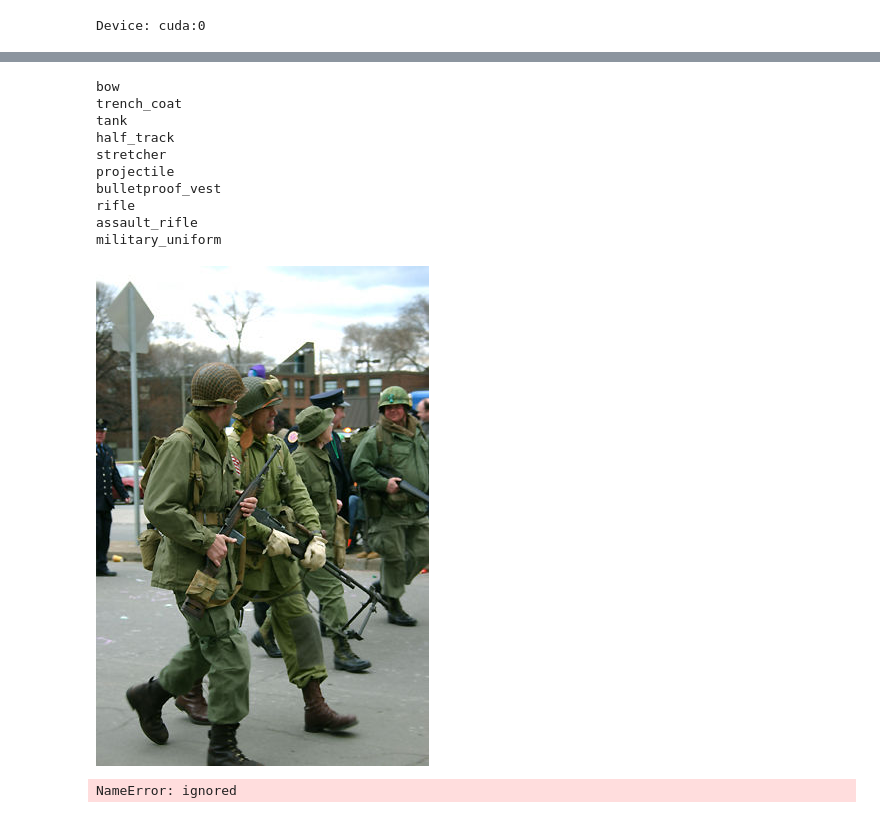
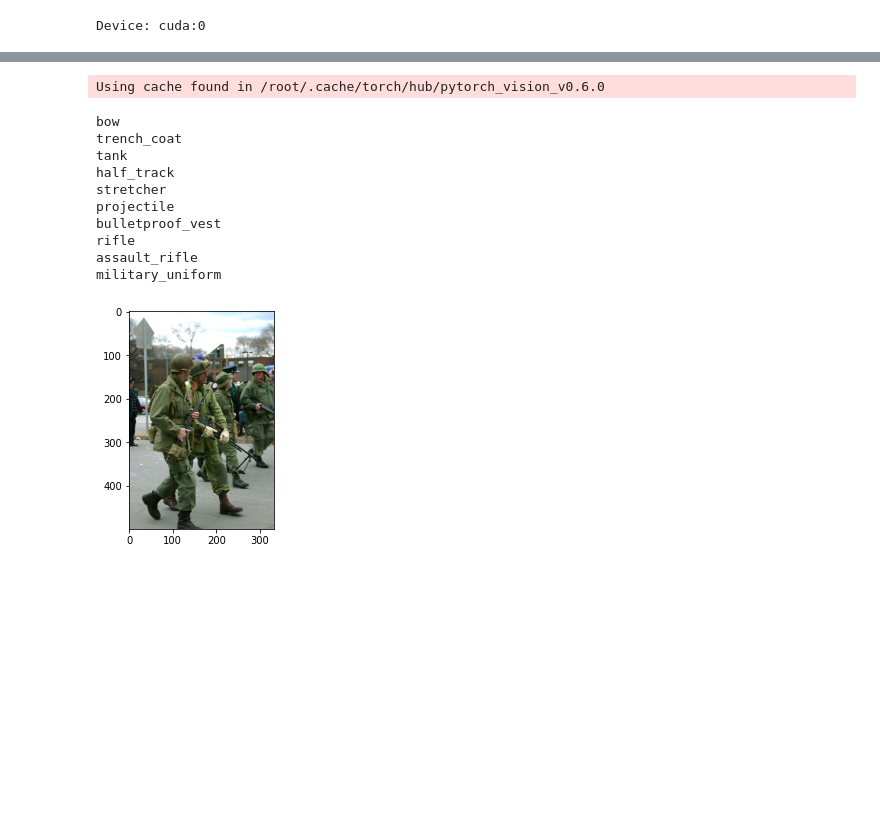
Before and after one commit to fbrand-new/SMLExam, a Jupyter notebook: SML_Project_Claudia.ipynb, the cells around one changed output, grey strips where cells are left out. Cells and saved outputs as stored; diff of their text form; code cells hidden in the pictures; blank space fills up the shorter version.

```diff
--- a/SML_Project_Claudia.ipynb
+++ b/SML_Project_Claudia.ipynb
@@ -215,33 +103,40 @@ tensor(1.0000, device='cuda:0')
-# %%
-# check how classification works for one image
-# no needed for our project but I can see if some features are well captured
-import json
-class_idx = json.load(open("/content/drive/My Drive/SML/SML_Project/classes.json"))
-idx2label = [class_idx[str(k)][1] for k in range(len(class_idx))]
-
-# sort wrt probability and take 10 more probable indexes
-for idx in output[20].sort()[1][-10:]:
-    print(idx2label[idx])
-
-images[20]
-# %% [output]
-bow
-trench_coat
-tank
-half_track
-stretcher
-projectile
-bulletproof_vest
-rifle
-assault_rifle
-military_uniform
-[figure, removed]
-# %%
-# Now I should remove last layer of the ResNet
-# to do that I replace it with identity
-pretrained_ResNet.fc = nn.Identity()
-#summary(pretrained_ResNet,(3,224,224))
-
-#I'm not sure if I have to remove other layers or if I have to add a new one...
-# %% [output]
-NameError: ignored
+# %%
+# FUNCTION TO CHECK THE RESULT OF CNN
+#(without removing last layer print 10 more probable classes)
+import json
+from matplotlib.pyplot import imshow
+
+def CNN_classification(image,model,dict):
+  path = '/content/drive/My Drive/SML/SML_Project/All_images/'
+  im = Image.open(os.path.join(path,image+'.jpg'))
+  model.eval()
+
+  out = model(dict[image].unsqueeze(0))
+  #class_probs = torch.nn.functional.softmax(out, dim=0) #not needed
+
+  class_idx = json.load(open("/content/drive/My Drive/SML/SML_Project/classes.json"))
+  idx2label = [class_idx[str(k)][1] for k in range(len(class_idx))]
+
+  # sort wrt probability and take 10 more probable indexes
+  for idx in out[0].sort()[1][-10:]:
+    print(idx2label[idx])
+
+  #print the image
+  %matplotlib inline
+  imshow(np.asarray(im))
+
+pretrained_ResNet = torch.hub.load('pytorch/vision:v0.6.0', 'resnet152', pretrained=True)
+CNN_classification('1624481',pretrained_ResNet,a)
+# %% [output]
+Using cache found in /root/.cache/torch/hub/pytorch_vision_v0.6.0
+bow
+trench_coat
+tank
+half_track
+stretcher
+projectile
+bulletproof_vest
+rifle
+assault_rifle
+military_uniform
+[figure, added]
```
Also changed, not shown: parts of 10 cells of this notebook.
